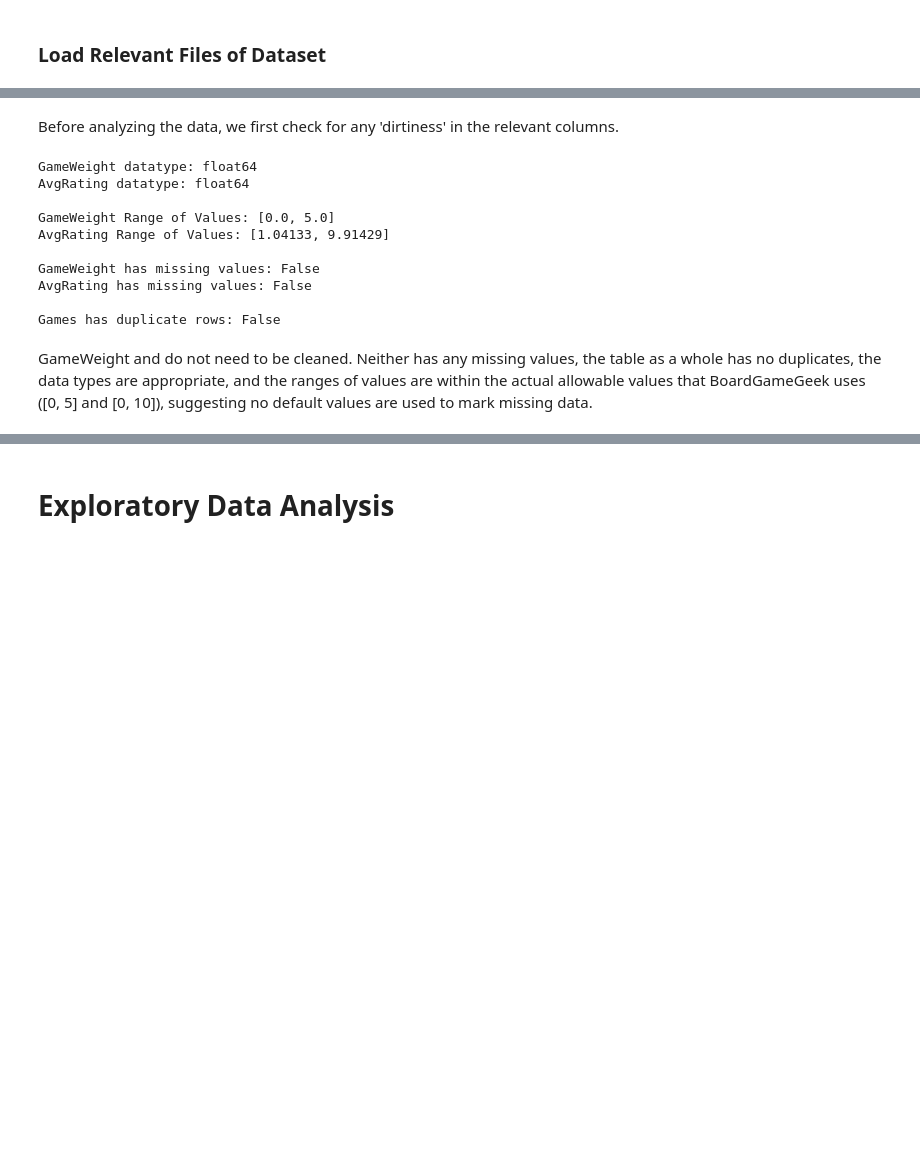
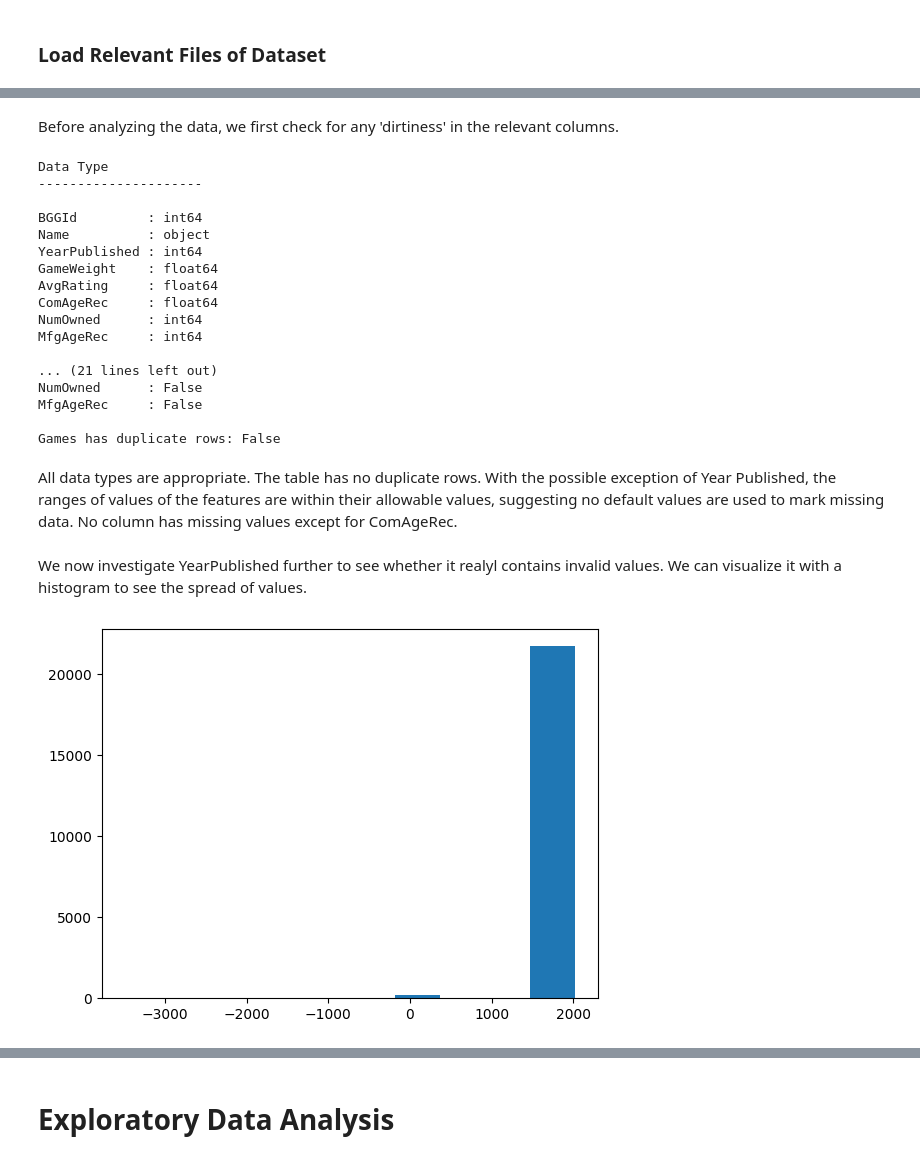
Before and after one commit to svcheng/CSMODEL-Project, a Jupyter notebook: CSMODEL-Project-S11-Group2/project.ipynb, the cells around one changed output, grey strips where cells are left out. Drawn from its saved outputs; the diff is of its cells as text; code cells hidden in the pictures; blank space fills up the shorter version.

```diff
--- a/CSMODEL-Project-S11-Group2/project.ipynb
+++ b/CSMODEL-Project-S11-Group2/project.ipynb
@@ -110,30 +120,46 @@ games = load_csv('games')
-# %% [markdown]
-Before analyzing the data, we first check for any 'dirtiness' in the relevant columns.
+# %% [markdown]
+Before analyzing the data, we first check for any 'dirtiness' in the relevant columns.
 # %%
+def check_cleanliness_property(name, f):
+    print(name + '\n---------------------\n')
+    games.columns.map(lambda col: print(f"{col.ljust(14)}: {f(games[col])}"))
+    print()
+
 # check types
-print(f"GameWeight datatype: {games['GameWeight'].dtype}")
-print(f"AvgRating datatype: {games['AvgRating'].dtype}\n")
+check_cleanliness_property('Data Type', lambda s: s.dtype)
 
 # check range of values
-print(f"GameWeight Range of Values: [{games['GameWeight'].min()}, {games['GameWeight'].max()}]")
-print(f"AvgRating Range of Values: [{games['AvgRating'].min()}, {games['AvgRating'].max()}]\n")
+check_cleanliness_property('Range of Values', lambda s: f'[{s.min()}, {s.max()}]')
 
 # check for missing values
-print(f"GameWeight has missing values: {games['GameWeight'].isna().any()}")
-print(f"AvgRating has missing values: {games['AvgRating'].isna().any()}\n")
+check_cleanliness_property('Has missing values?', lambda s: s.isna().any())
 
 # check for duplicates in games dataframe
 print(f"Games has duplicate rows: {games.duplicated().any()}")
 # %% [output]
-GameWeight datatype: float64
-AvgRating datatype: float64
+Data Type
+---------------------
 
-GameWeight Range of Values: [0.0, 5.0]
-AvgRating Range of Values: [1.04133, 9.91429]
+BGGId         : int64
+Name          : object
+YearPublished : int64
+GameWeight    : float64
+AvgRating     : float64
+ComAgeRec     : float64
+NumOwned      : int64
+MfgAgeRec     : int64
 
-GameWeight has missing values: False
-AvgRating has missing values: False
+... (21 lines left out)
+NumOwned      : False
+MfgAgeRec     : False
 
 Games has duplicate rows: False
 # %% [markdown]
-GameWeight and  do not need to be cleaned. Neither has any missing values, the table as a whole has no duplicates, the data types are appropriate, and the ranges of values are within the actual allowable values that BoardGameGeek uses ([0, 5] and [0, 10]), suggesting no default values are used to mark missing data.
+All data types are appropriate. The table has no duplicate rows. With the possible exception of Year Published, the ranges of values of the features are within their allowable values, suggesting no default values are used to mark missing data. No column has missing values except for ComAgeRec.
+# %% [markdown]
+We now investigate YearPublished further to see whether it realyl contains invalid values. We can visualize it with a histogram to see the spread of values.
+# %%
+plt.hist(games['YearPublished'], bins=10)
+plt.show()
+# %% [output]
+[figure, added]
```
Also changed, not shown: parts of 35 cells of this notebook.
